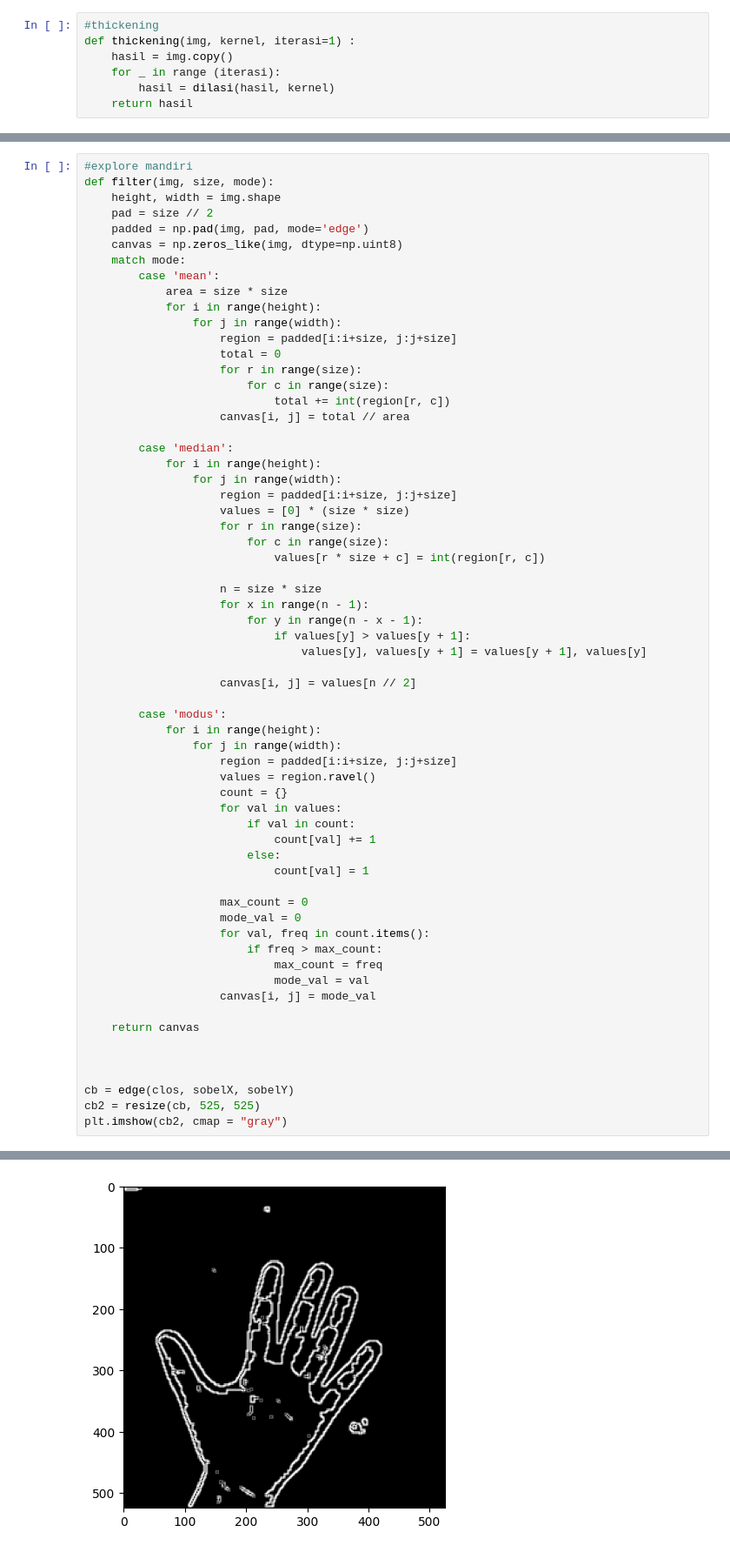
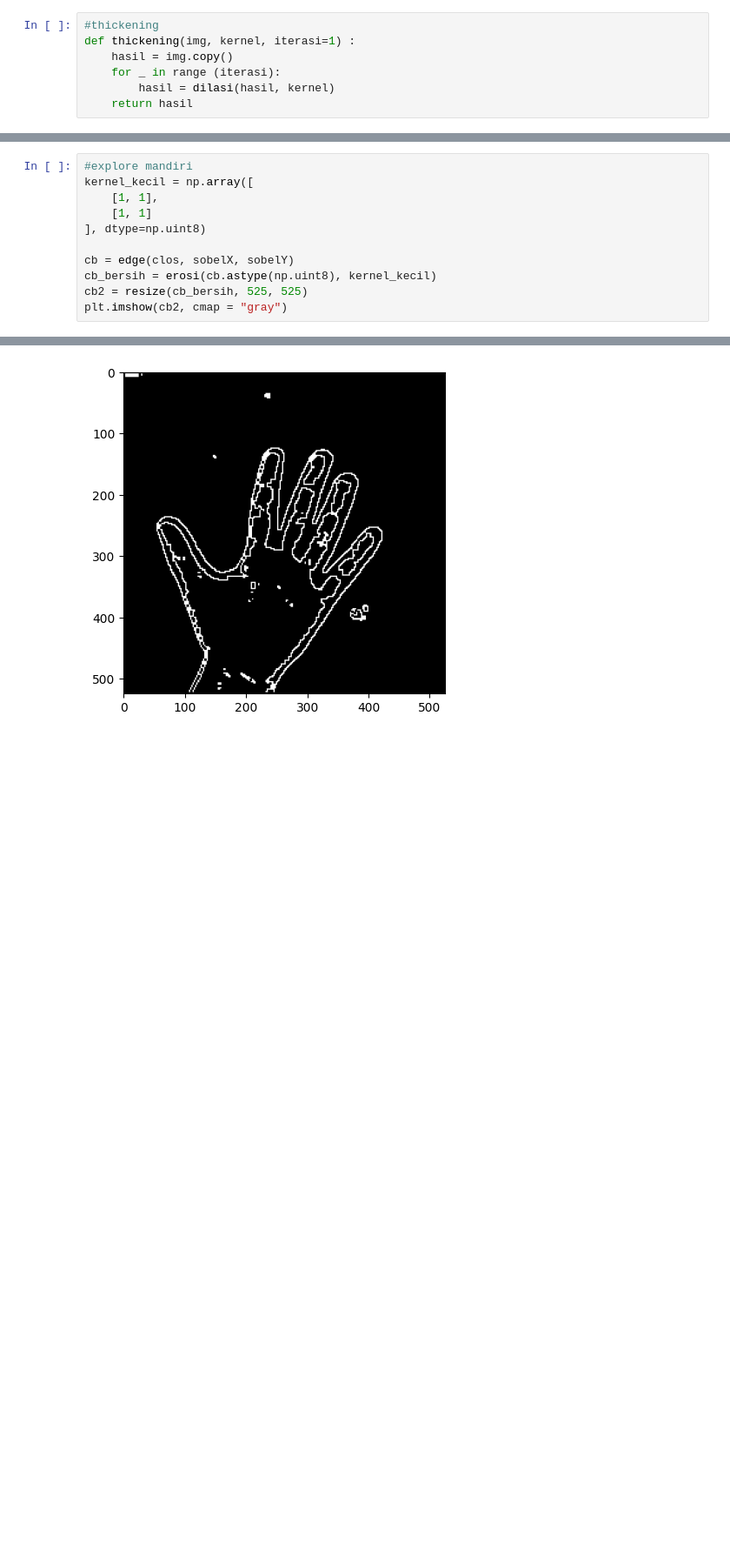
Before and after one commit to praktikum-pcd-2026/jurnal-modul-4-ImasNazalia05, a Jupyter notebook: jurnalmod4.ipynb, the cells around one changed output, grey strips where cells are left out. Shown at 87% size. Drawn from its saved outputs; the diff is of its cells as text; blank space fills up the shorter version.

```diff
--- a/jurnalmod4.ipynb
+++ b/jurnalmod4.ipynb
@@ -409,66 +442,14 @@ plt.show()
 # %%
 #explore mandiri
-def filter(img, size, mode):
-    height, width = img.shape
-    pad = size // 2
-    padded = np.pad(img, pad, mode='edge')
-    canvas = np.zeros_like(img, dtype=np.uint8)
-    match mode:
-        case 'mean':
-            area = size * size
-            for i in range(height):
-                for j in range(width):
-                    region = padded[i:i+size, j:j+size]
-                    total = 0
-                    for r in range(size):
-                        for c in range(size):
-                            total += int(region[r, c])
-                    canvas[i, j] = total // area
-
-        case 'median':
-            for i in range(height):
-                for j in range(width):
-                    region = padded[i:i+size, j:j+size]
-                    values = [0] * (size * size)
-                    for r in range(size):
-                        for c in range(size):
-                            values[r * size + c] = int(region[r, c])
-
-                    n = size * size
-                    for x in range(n - 1):
-                        for y in range(n - x - 1):
-                            if values[y] > values[y + 1]:
-                                values[y], values[y + 1] = values[y + 1], values[y]
-
-                    canvas[i, j] = values[n // 2]
-
-        case 'modus':
-            for i in range(height):
-                for j in range(width):
-                    region = padded[i:i+size, j:j+size]
-                    values = region.ravel()
-                    count = {}
-                    for val in values:
-                        if val in count:
-                            count[val] += 1
-                        else:
-                            count[val] = 1
-
-                    max_count = 0
-                    mode_val = 0
-                    for val, freq in count.items():
-                        if freq > max_count:
-                            max_count = freq
-                            mode_val = val
-                    canvas[i, j] = mode_val
-
-    return canvas
-
-
+kernel_kecil = np.array([
+    [1, 1],
+    [1, 1]
+], dtype=np.uint8)
 
 cb = edge(clos, sobelX, sobelY)
-cb2 = resize(cb, 525, 525)
+cb_bersih = erosi(cb.astype(np.uint8), kernel_kecil)
+cb2 = resize(cb_bersih, 525, 525)
 plt.imshow(cb2, cmap = "gray")
 # %% [output]
 <matplotlib.image.AxesImage at 0x...>
-[figure, old version]
+[figure, new version]
```
Also changed, not shown: parts of 21 cells of this notebook.
